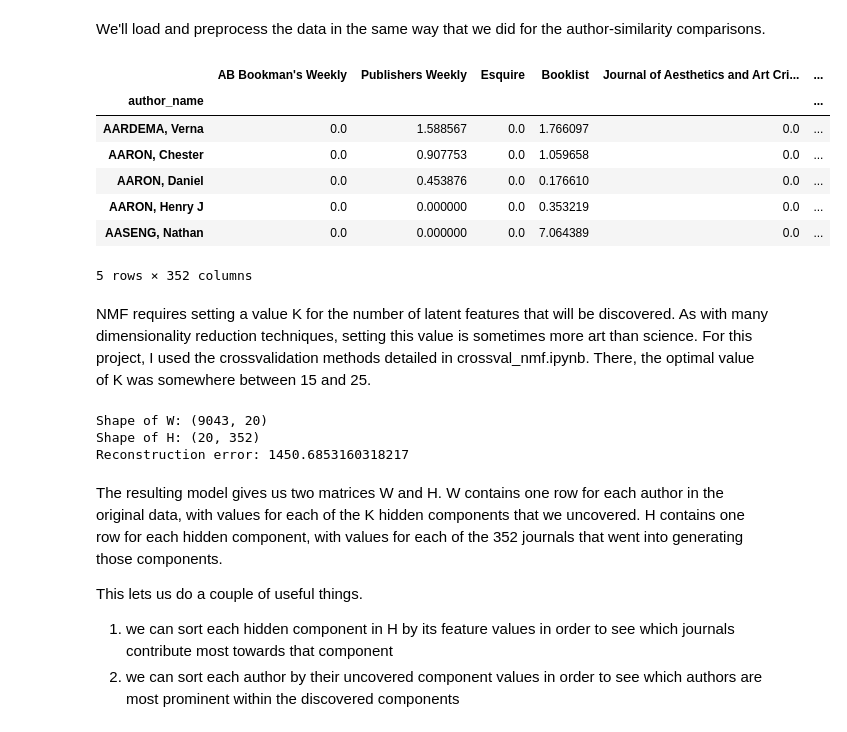
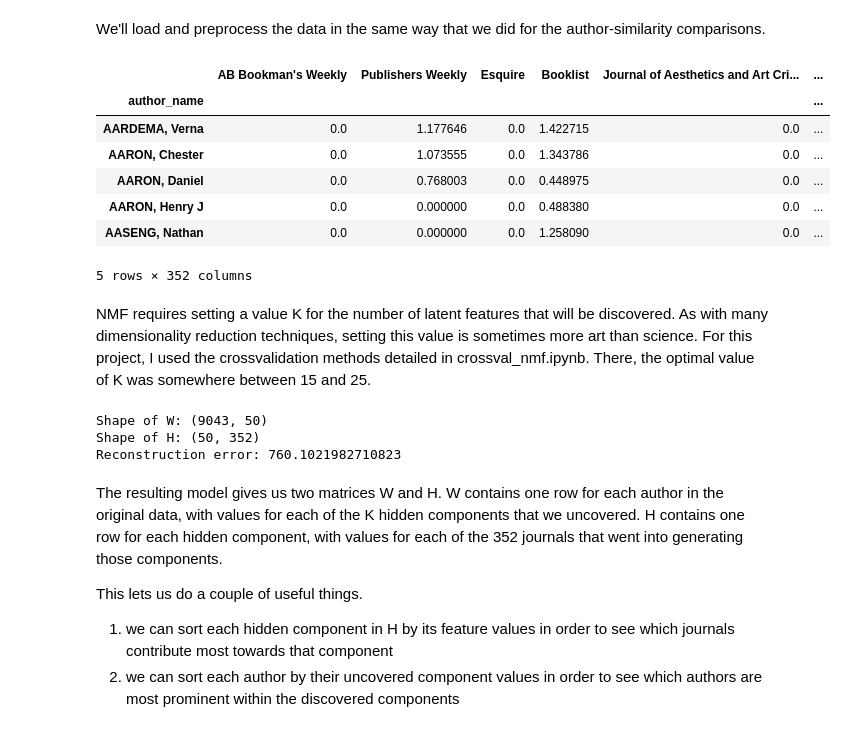
Before and after one commit to jordanpruett/book-review-index, a Jupyter notebook: notebooks/04_nmf.ipynb, the cells around one changed output. Drawn from its saved outputs; the diff is of its cells as text; code cells hidden in the pictures.

```diff
--- a/notebooks/04_nmf.ipynb
+++ b/notebooks/04_nmf.ipynb
@@ -13,53 +18,61 @@ We'll load and preprocess the data in the same way that we did for the author-si
 # %%
 # load data
 df = pd.read_csv('../data/processed/book_reviews.tsv', sep='\t', index_col=0)
 df['author_name'] = df.index.to_series().str.split('\\|\\|').str[1].str.strip()
 author_total_books = df['author_name'].value_counts()
 df = df.groupby('author_name').sum()
 df = df[df.index.notnull()]
 df = df.drop('#NAME?')
 
 # prune sparsely-represented authors and journals
 auth_min = 20
 journal_min = 25
 df = df[df.sum(axis=1) >= auth_min]
 df = df[df.columns[df.sum() >= journal_min]]
-df.shape
+author_total_books = author_total_books[df.index]
 
 # weight data
-weighting_scheme = 'TFIDF'
+weighting_scheme = 'PMI'
 if weighting_scheme == 'TFIDF':
     docs = df.shape[0]
     idfs = [math.log(docs / np.where(df[col] == 0, 0, 1).sum()) for col in df.columns]
     df = df * idfs
-elif weighting_scheme == 'PMI': # TO DO
-    pass
-df.head()
+elif weighting_scheme == 'PMI':
+
+    p_joint = df / df.sum().sum() # P(author, journal)
+    p_j = df.sum() / df.sum().sum() # P(journal)
+    p_a = author_total_books / author_total_books.sum() # P(author)
+    p_independent = p_a.apply(lambda a: a * p_j) # P(author) * P(journal)
+    weighted = (p_joint / p_independent) + 1 # PMI, then add 1 to allow us to take the log
+    weighted = pd.DataFrame(np.log(weighted.values), # take the log
+                            index=weighted.index,
+                            columns=weighted.columns)
+
+weighted.head()
 # %% [output]
 |  | AB Bookman's Weekly | Publishers Weekly | Esquire | Booklist | Journal of Aesthetics and Art Cri... | ... |
 | author_name |  |  |  |  |  | ... |
-| AARDEMA, Verna | 0.0 | 1.588567 | 0.0 | 1.766097 | 0.0 | ... |
-| AARON, Chester | 0.0 | 0.907753 | 0.0 | 1.059658 | 0.0 | ... |
-| AARON, Daniel | 0.0 | 0.453876 | 0.0 | 0.176610 | 0.0 | ... |
-| AARON, Henry J | 0.0 | 0.000000 | 0.0 | 0.353219 | 0.0 | ... |
-| AASENG, Nathan | 0.0 | 0.000000 | 0.0 | 7.064389 | 0.0 | ... |
+| AARDEMA, Verna | 0.0 | 1.177646 | 0.0 | 1.422715 | 0.0 | ... |
+| AARON, Chester | 0.0 | 1.073555 | 0.0 | 1.343786 | 0.0 | ... |
+| AARON, Daniel | 0.0 | 0.768003 | 0.0 | 0.448975 | 0.0 | ... |
+| AARON, Henry J | 0.0 | 0.000000 | 0.0 | 0.488380 | 0.0 | ... |
+| AASENG, Nathan | 0.0 | 0.000000 | 0.0 | 1.258090 | 0.0 | ... |
 5 rows × 352 columns
 # %% [markdown]
 NMF requires setting a value K for the number of latent features that will be discovered. As with many dimensionality reduction techniques, setting this value is sometimes more art than science. For this project, I used the crossvalidation methods detailed in crossval_nmf.ipynb. There, the optimal value of K was somewhere between 15 and 25.
 # %%
-# https://towardsdatascience.com/nmf-a-visual-explainer-and-python-implementation-7ecdd73491f8
-k = 20
+k = 50
 model = NMF(n_components=k, init='nndsvd', random_state=99, max_iter=1000)
-W = model.fit_transform(df)
+W = model.fit_transform(weighted)
 H = model.components_
 err = model.reconstruction_err_
 print(f'Shape of W: {W.shape}')
 print(f'Shape of H: {H.shape}')
 print(f'Reconstruction error: {err}')
 # %% [output]
-Shape of W: (9043, 20)
-Shape of H: (20, 352)
-Reconstruction error: 1450.6853160318217
+Shape of W: (9043, 50)
+Shape of H: (50, 352)
+Reconstruction error: 760.1021982710823
 # %% [markdown]
 The resulting model gives us two matrices W and H. W contains one row for each author in the original data, with values for each of the K hidden components that we uncovered. H contains one row for each hidden component, with values for each of the 352 journals that went into generating those components.
 
```
Also changed, not shown: parts of 10 cells of this notebook.
